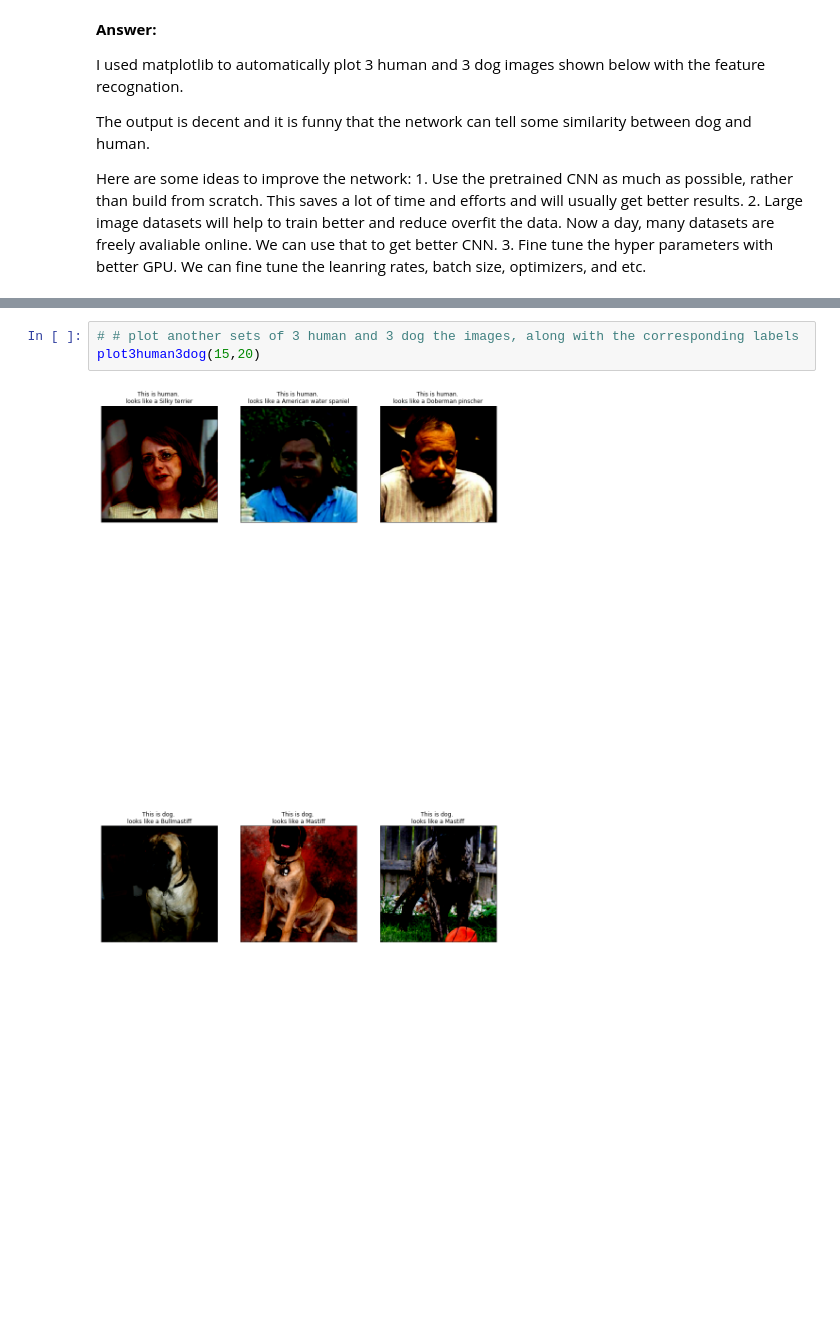
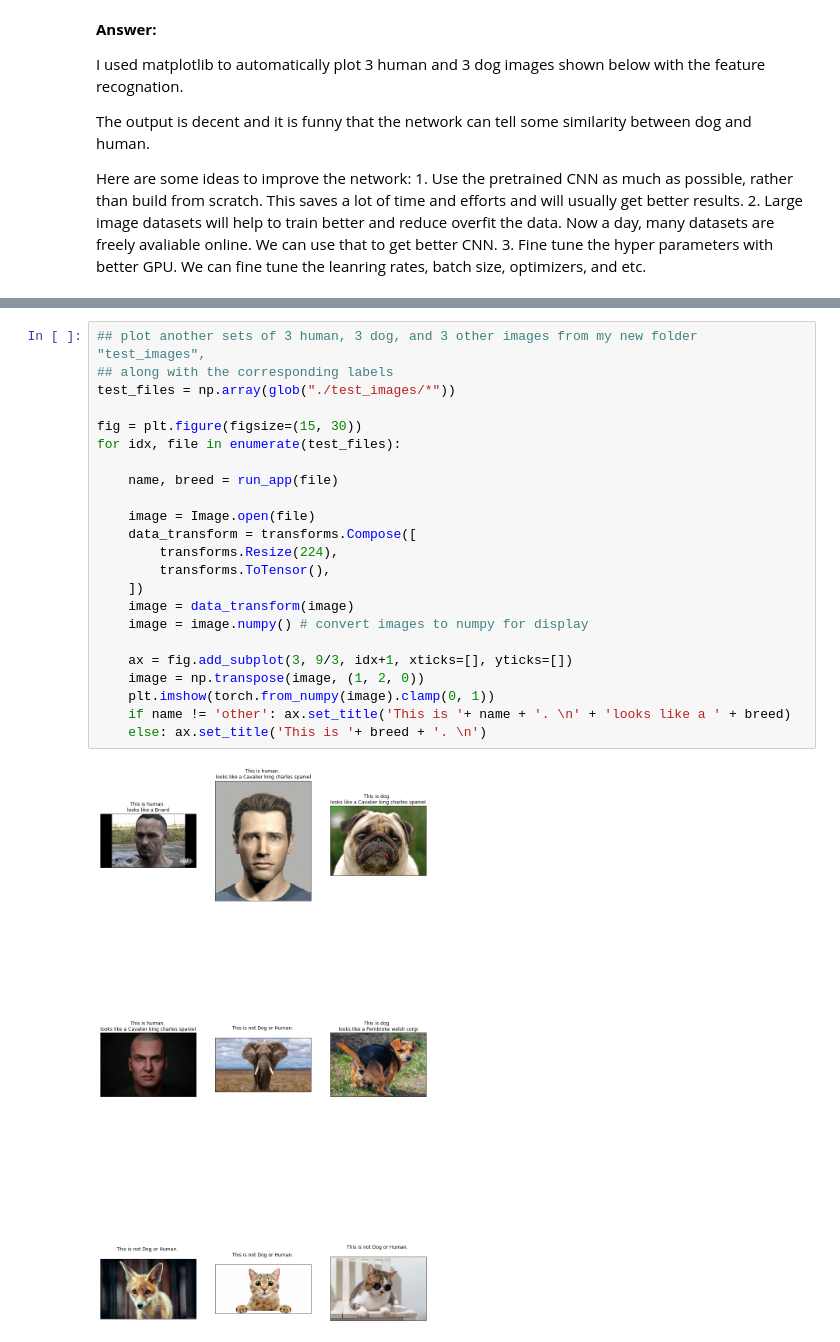
Before and after one commit to aanrran/deep-learning-v2-pytorch, a Jupyter notebook: project-dog-classification/dog_app.ipynb, the cells around one changed output, grey strips where cells are left out. Drawn from its saved outputs; the diff is of its cells as text; blank space fills up the shorter version.

```diff
--- a/project-dog-classification/dog_app.ipynb
+++ b/project-dog-classification/dog_app.ipynb
@@ -1242,5 +1242,25 @@ plot3human3dog(0,0)
-# %%
-# # plot another sets of 3 human and 3 dog the images, along with the corresponding labels
-plot3human3dog(15,20)
-# %% [output]
-[figure, removed]
+# %%
+## plot another sets of 3 human, 3 dog, and 3 other images from my new folder "test_images",
+## along with the corresponding labels
+test_files = np.array(glob("./test_images/*"))
+
+fig = plt.figure(figsize=(15, 30))
+for idx, file in enumerate(test_files):
+
+    name, breed = run_app(file)
+
+    image = Image.open(file)
+    data_transform = transforms.Compose([
+        transforms.Resize(224),
+        transforms.ToTensor(),
+    ])
+    image = data_transform(image)
+    image = image.numpy() # convert images to numpy for display
+
+    ax = fig.add_subplot(3, 9/3, idx+1, xticks=[], yticks=[])
+    image = np.transpose(image, (1, 2, 0))
+    plt.imshow(torch.from_numpy(image).clamp(0, 1))
+    if name != 'other': ax.set_title('This is '+ name + '. \n' + 'looks like a ' + breed)
+    else: ax.set_title('This is '+ breed + '. \n')
+# %% [output]
+[figure, added]
```
Also changed, not shown: parts of 2 cells of this notebook.
